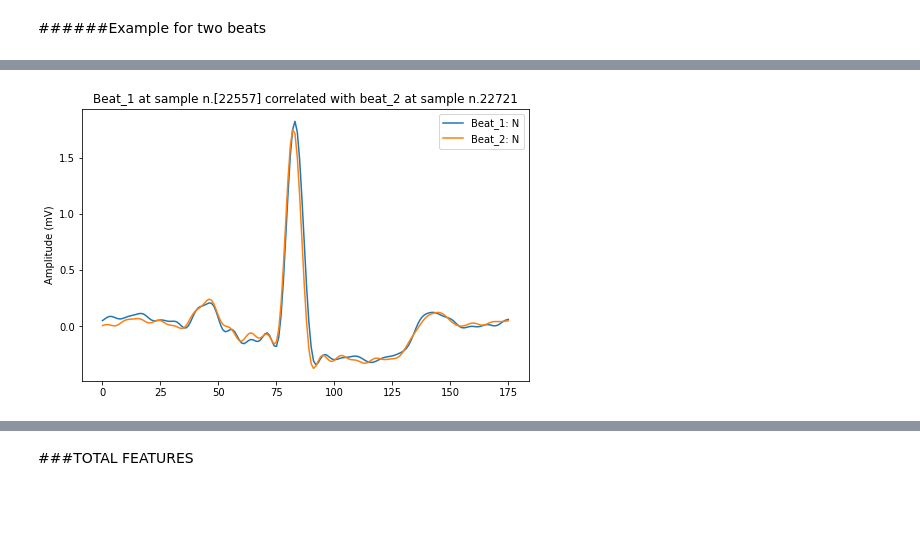
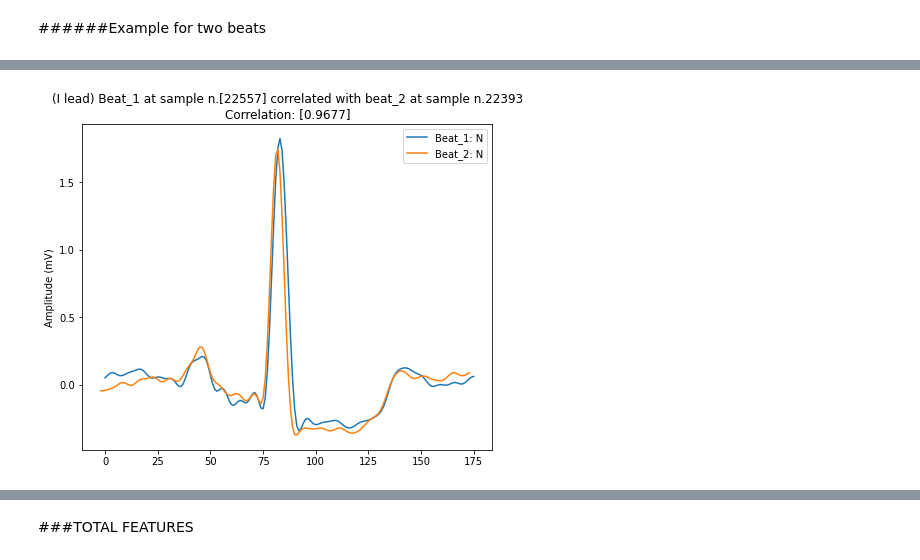
Before and after one commit to alice202122/AI_PROJECT, a Jupyter notebook: AI_Assignment.ipynb, the cells around one changed output, grey strips where cells are left out. Drawn from its saved outputs; the diff is of its cells as text; code cells hidden in the pictures; blank space fills up the shorter version.

```diff
--- a/AI_Assignment.ipynb
+++ b/AI_Assignment.ipynb
@@ -384,10 +390,11 @@ print('Number of patients: ' +str(num_files))
 # %% [output]
 Number of patients: 105
 # %%
-data_up = []                                                                     # list initialization
+data_up = []
 
-for patient in range(num_files):                                                 # scrolls patient by patient
-  row = [ ECGs_up[patient], Rpks_up[patient], anns[patient] ]                    # store ECG upsampled, R peaks location, beats annotation for each patient in a row
-  data_up.append(row)                                                            # store row in a list
+for patient in range(num_patients):                                               # scrolls patient by patient
+  row = [ ECGs_up[patient], Rpks_up[patient], anns[patient] ]
+  data_up.append(row)                                                             # store row in a list
+
 data_up = pd.DataFrame(data_up)
 # %%
@@ -665,8 +684,11 @@ for patient in range(num_files):                   # scrolls patient by patient
   ECGsupblr_filt.append(ECGupblr_filt)
 # %%
-dataupblr_filt = []                                                              # list initialization
-for patient in range(num_files):                                                 # scrolls patient by patient
-  row = [ ECGsupblr_filt[patient], Rpks_up[patient][:-1], anns[patient][:-1] ]  # store ECG filtered, R peaks location, beats annotation for each patient in a row
-  dataupblr_filt.append(row)                                                   # store row in a list
+dataupblr_filt = []
+
+for patient in range(num_patients):                                               # scrolls patient by patient
+  row = [ ECGsupblr_filt[patient], Rpks_up[patient][1:-1], anns[patient][1:-1] ]  # the first and last R peaks, with their respective annotations, are discarded
+                                                                                  # being them cut for some signals
+  dataupblr_filt.append(row)                                                      # store row in a list
+
 dataupblr_filt = pd.DataFrame(dataupblr_filt)
 # %%
@@ -1091,32 +1152,45 @@ CORR
 # %% [markdown]
 ######Example for two beats
 # %%
-idxk = 0
-n_beat = 1
+idxk = [ 0, 138, 22 ]                                                                # CORR matrix index
+n_beat = 0                                                                        # previous beat=0, next beat=1
 
-patient = 0       # patient S001_128 (S001_250)
-column = 1        # Rpks, anns, time and ECGs are stored in the second column in tot_beats matrix
-beat_rpk = 0      # beat R peak location is stored in the first column
-ann = 1
-ECG_Ilead = 3     # ECG I =3, ECGII_lead =6
+patient = 0
+column = 1                                                                        # 2nd column of the tot_beats matrix
+beat_rpk = 0                                                                      # beat R peak location is stored in the first column
+ann = 1                                                                           # beat annotation is stored in the second column
+ECG_lead = 3                                                                      # ECG I_lead=3, ECGII_lead=6
+count = 0
 
-for idx, i in enumerate(tot_beats[patient][column]):
-  if (i[beat_rpk] == CORR['Beat Loc.'][idxk]):
-    beat1 = tot_beats[patient][column][idx][ECG_Ilead]
-    time = np.arange(0, len(beat1), 1)
-    idx1 = idx
+for a in idxk:
+  for idx, i in enumerate(tot_beats[patient][column]):
+    if (i[beat_rpk] == CORR['Beat Loc.'][a]):
+      beat1 = tot_beats[patient][column][idx][ECG_lead]
+      time = np.arange(0, len(beat1), 1)
+      idx1 = idx
 
-for idx, i in enumerate(tot_beats[patient][column]):
-  if (i[beat_rpk] == CORR['Template Beats Loc.'][idxk][0][n_beat]):
-    beat2 = tot_beats[patient][column][idx][ECG_Ilead]
-    idx2 = idx
+  for idx, i in enumerate(tot_beats[patient][column]):
+    if (i[beat_rpk] == CORR['Template Beats Loc.'][a][0][n_beat]):
+      beat2 = tot_beats[patient][column][idx][ECG_lead]
+      idx2 = idx
 
-plt.plot(beat1, label = 'Beat_1: %s' %tot_beats[patient][column][idx1][ann])
-if n_beat==0:
-  plt.plot(time+CORR['Corr1 Ilead'][idxk][0], beat2, label = 'Beat_2: %s' %tot_beats[patient][column][idx2][ann])
-elif n_beat==1:
-  plt.plot(time+CORR['Corr2 Ilead'][idxk][0], beat2, label = 'Beat_2: %s' %tot_beats[patient][column][idx2][ann])
-plt.legend()
-plt.ylabel('Amplitude (mV)')
-plt.title('Beat_1 at sample n.[' +str(tot_beats[patient][column][idx1][beat_rpk])+ '] correlated with beat_2 at sample n.' +str(tot_beats[patient][column][idx2][beat_rpk]) )
+  count = count+1
+  plt.figure(figsize = (25,6))
+  plt.subplot(1,3,count)
+  plt.plot(beat1, label = 'Beat_1: %s' %tot_beats[patient][column][idx1][ann])
+  if n_beat==0:
+    plt.plot(time+CORR['Lag1 Ilead'][a][0], beat2, label = 'Beat_2: %s' %tot_beats[patient][column][idx2][ann])
+    if ECG_lead == 3:
+      plt.title('(I lead) Beat_1 at sample n.[' +str(tot_beats[patient][column][idx1][beat_rpk])+ '] correlated with beat_2 at sample n.' +str(tot_beats[patient][column][idx2][beat_rpk])+ '\nCorrelation: ' +str(CORR['Corr1 Ilead'][a][0]) )
+    elif ECG_lead == 6:
+      plt.title('(II lead) Beat_1 at sample n.[' +str(tot_beats[patient][column][idx1][beat_rpk])+ '] correlated with beat_2 at sample n.' +str(tot_beats[patient][column][idx2][beat_rpk])+ '\nCorrelation: ' +str(CORR['Corr1 IIlead'][a][0]) )
+  elif n_beat==1:
+    plt.plot(time+CORR['Lag2 Ilead'][i][0], beat2, label = 'Beat_2: %s' %tot_beats[patient][column][idx2][ann])
+    if ECG_lead == 3:
+      plt.title('(I lead) Beat_1 at sample n.[' +str(tot_beats[patient][column][idx1][beat_rpk])+ '] correlated with beat_2 at sample n.' +str(tot_beats[patient][column][idx2][beat_rpk])+ '\nCorrelation: ' +str(CORR['Corr2 Ilead'][a][0]) )
+    elif ECG_lead == 6:
+      plt.title('(II lead) Beat_1 at sample n.[' +str(tot_beats[patient][column][idx1][beat_rpk])+ '] correlated with beat_2 at sample n.' +str(tot_beats[patient][column][idx2][beat_rpk])+ '\nCorrelation: ' +str(CORR['Corr2 IIlead'][a][0]) )
+
+  plt.legend()
+  plt.ylabel('Amplitude (mV)')
 # %% [output]
@@ -1124 +1197 @@ Text(0.5, 1.0, 'Beat_1 at sample n.[22557] correlated with beat_2 at sample n.22
-[figure, old version]
+[figure, new version]
```
Also changed, not shown: parts of 459 cells of this notebook.
